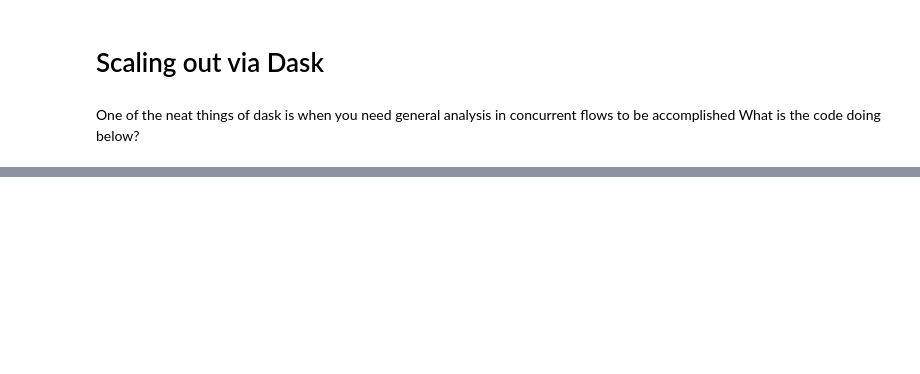
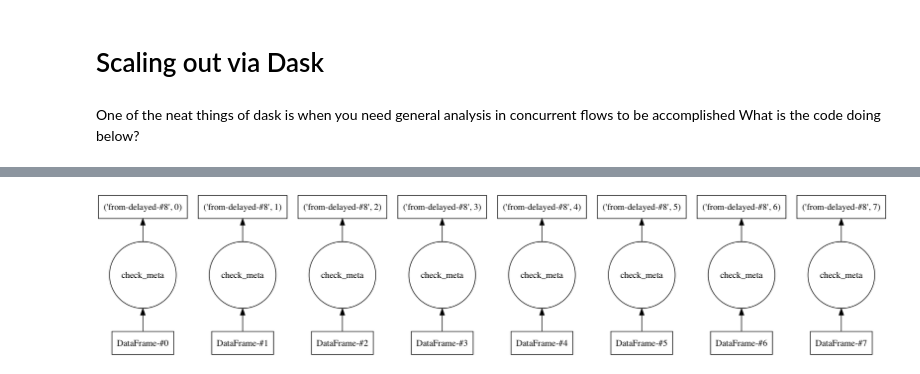
Before and after one commit to triskadecaepyon/ep_2018_workshop, a Jupyter notebook: Putting it together--a short and fast tutorial.ipynb, the cells around one changed output, grey strips where cells are left out. Saved outputs shown, nothing was run; the diff lists cells and outputs as text; code cells hidden in the pictures; blank space fills up the shorter version.

```diff
--- a/Putting it together--a short and fast tutorial.ipynb
+++ b/Putting it together--a short and fast tutorial.ipynb
@@ -95,0 +144,4 @@ total = dd.from_delayed(list_of_delayed)
+# %%
+total.visualize()
+# %% [output]
+[figure, added]
```
Also changed, not shown: parts of 20 cells of this notebook.
